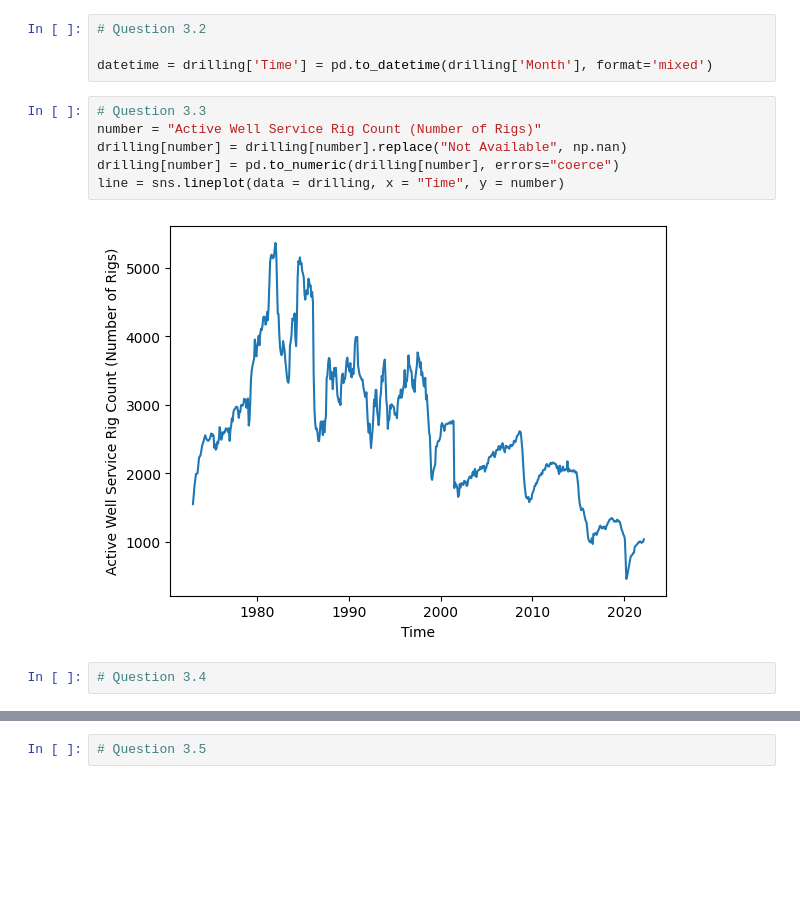
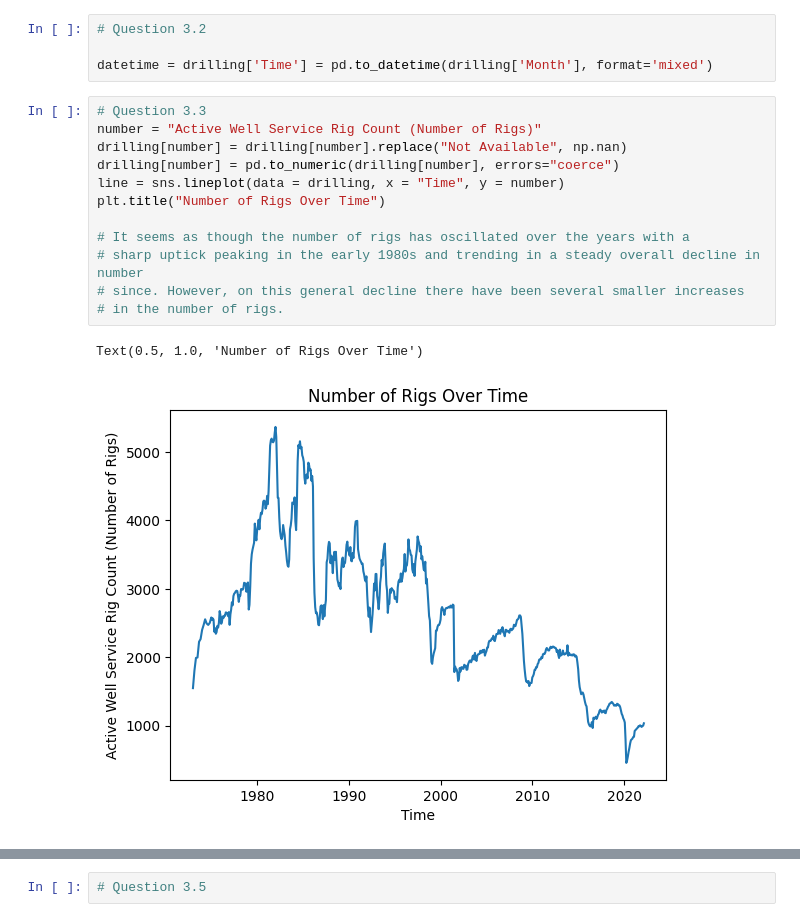
Before and after one commit to bburt26/eda_assignment, a Jupyter notebook: assignment.ipynb, the cells around one changed output, grey strips where cells are left out. Saved outputs shown, nothing was run; the diff lists cells and outputs as text; blank space fills up the shorter version.

```diff
--- a/assignment.ipynb
+++ b/assignment.ipynb
@@ -333,10 +330,15 @@ datetime = drilling['Time'] = pd.to_datetime(drilling['Month'], format='mixed')
 # %%
 # Question 3.3
 number = "Active Well Service Rig Count (Number of Rigs)"
 drilling[number] = drilling[number].replace("Not Available", np.nan)
 drilling[number] = pd.to_numeric(drilling[number], errors="coerce")
 line = sns.lineplot(data = drilling, x = "Time", y = number)
+plt.title("Number of Rigs Over Time")
+
+# It seems as though the number of rigs has oscillated over the years with a
+# sharp uptick peaking in the early 1980s and trending in a steady overall decline in number
+# since. However, on this general decline there have been several smaller increases
+# in the number of rigs.
 # %% [output]
+Text(0.5, 1.0, 'Number of Rigs Over Time')
-[figure, old version]
+[figure, new version]
-# %%
-# Question 3.4
```
Also changed, not shown: parts of 2 cells of this notebook.
